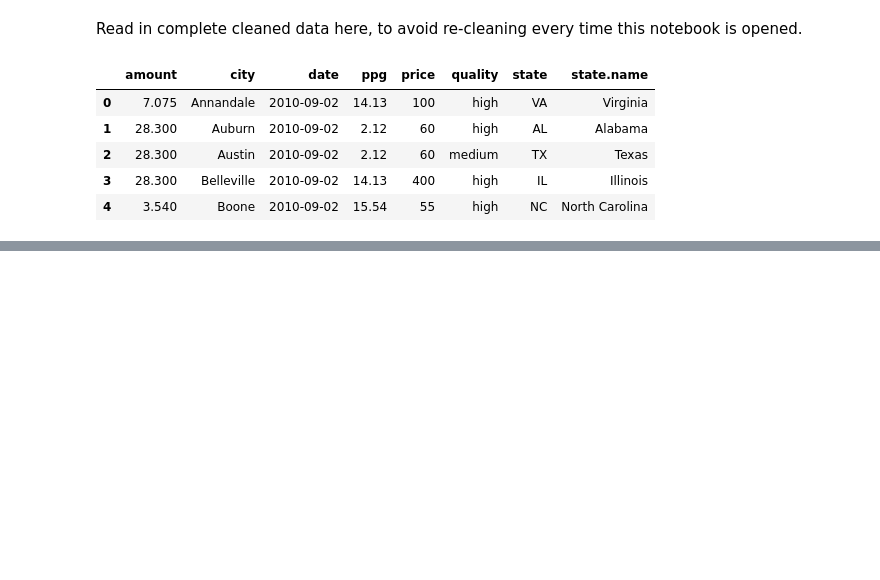
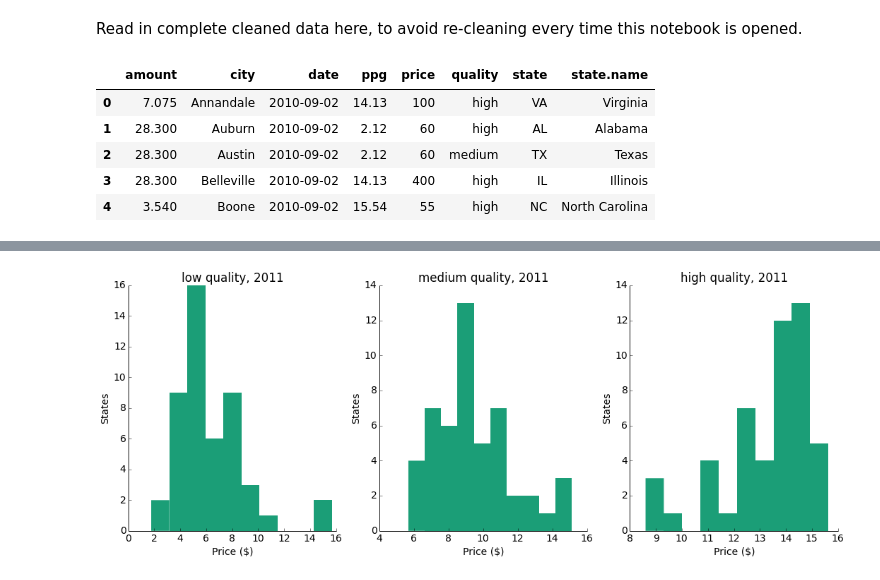
Before and after one commit to rlucioni/viz, a Jupyter notebook: marijuana/marijuana.ipynb, the cells around one changed output, grey strips where cells are left out. Saved outputs shown, nothing was run; the diff lists cells and outputs as text; code cells hidden in the pictures; blank space fills up the shorter version.

```diff
--- a/marijuana/marijuana.ipynb
+++ b/marijuana/marijuana.ipynb
@@ -220,0 +273,4 @@ clean_data.head()
+# %%
+plot_price_distributions('2011')
+# %% [output]
+[figure, added]
```
Also changed, not shown: parts of 31 cells of this notebook, 27 other files.
